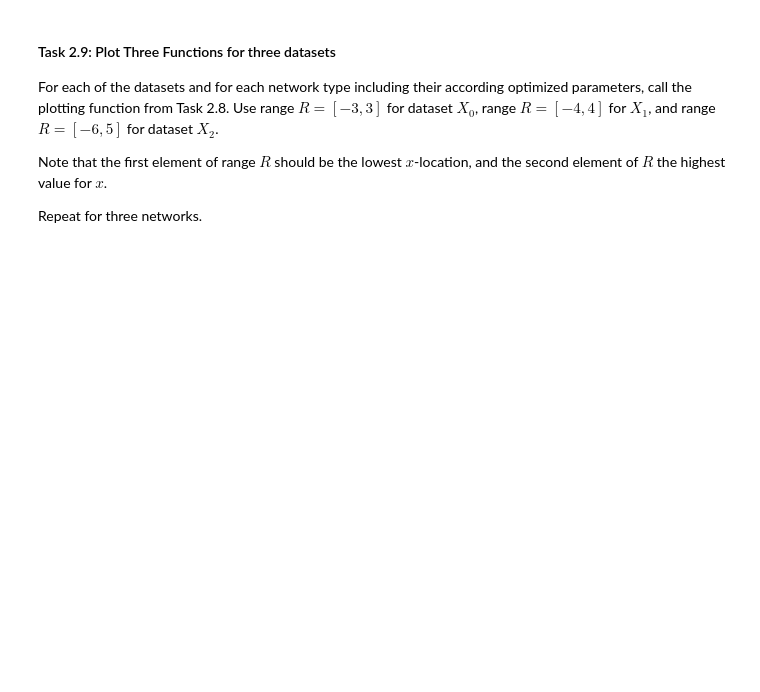
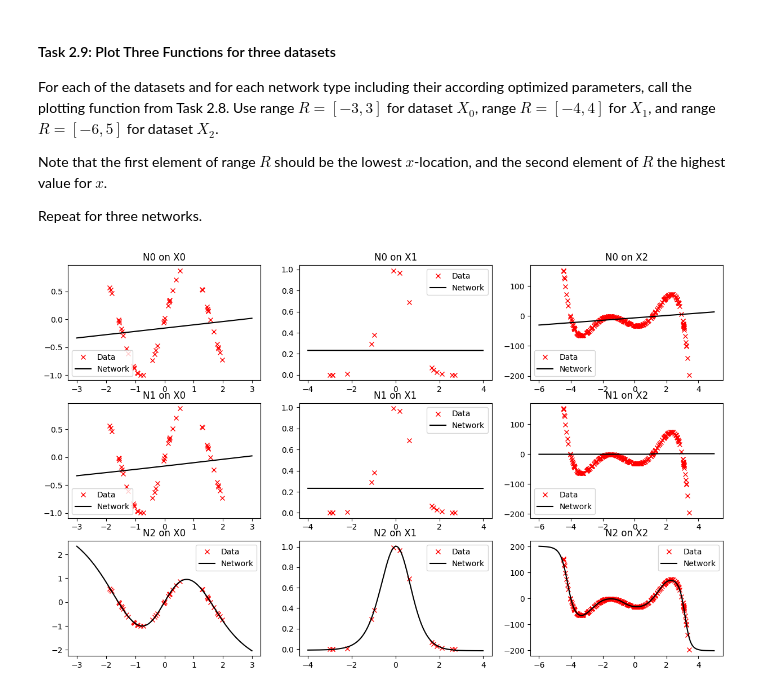
Before and after one commit to bendonick/deep-learn-asgs, a Jupyter notebook: DL-Assignment01.ipynb, the cells around one changed output. Saved outputs shown, nothing was run; the diff lists cells and outputs as text; code cells hidden in the pictures; blank space fills up the shorter version.

```diff
--- a/DL-Assignment01.ipynb
+++ b/DL-Assignment01.ipynb
@@ -517,3 +503,23 @@ Hints:
+# %%
+# Call gradient descent function using the datasets and initial weights that you created above
+# Choose appropriate learning rates for each function
+
+lambda_1 = 0.0001
+
+# N0
+W0_0, w2_0_0 = gradient_descent(X0, 0, Thetas_N0[0], eta=0.1,   lambda_=lambda_1)
+W0_1, w2_0_1 = gradient_descent(X1, 0, Thetas_N0[1], eta=0.1,   lambda_=lambda_1)
+W0_2, w2_0_2 = gradient_descent(X2, 0, Thetas_N0[2], eta=0.001,  lambda_=lambda_1)
+
+# N1
+W1_0, w2_1_0 = gradient_descent(X0, 1, Thetas_N1[0], eta=0.1,   lambda_=lambda_1)
+W1_1, w2_1_1 = gradient_descent(X1, 1, Thetas_N1[1], eta=0.1,   lambda_=lambda_1)
+W1_2, w2_1_2 = gradient_descent(X2, 1, Thetas_N1[2], eta=0.001,  lambda_=lambda_1)
+
+# N2
+W2_0, w2_2_0 = gradient_descent(X0, 2, Thetas_N2[0], eta=0.1,   lambda_=lambda_1)
+W2_1, w2_2_1 = gradient_descent(X1, 2, Thetas_N2[1], eta=0.1,   lambda_=lambda_1)
+W2_2, w2_2_2 = gradient_descent(X2, 2, Thetas_N2[2], eta=0.001,  lambda_=lambda_1)
 # %% [markdown]
 ### Data and Function Plotting
 
@@ -545,12 +551,12 @@ def plot(X, model_type, Theta, R):
         The optimized model parameters
     """
     # first, plot data samples
-    pyplot.plot(..., ..., "rx", label="Data")
+    pyplot.plot([x[1] for x, t in X], [t for x, t in X], "rx", label="Data")
 
     # define equidistant points from min (R[0]) to max (R[1]) to evaluate the network
-    x = ...
+    x = numpy.arange(R[0], R[1], 0.01)
     # compute the network outputs for these values
-    y = ...
+    y = [network(numpy.array([1, xi]), model_type, Theta)[0] for xi in x]
     # plot network approximation
     pyplot.plot(x, y, "k-", label="Network")
     pyplot.legend()
@@ -566,12 +572,24 @@ Repeat for three networks.
 # %%
 # create one large figure
 figure = pyplot.figure(figsize=(15,9))
 
 # iterate over the model types
 for model_type in range(3):
     # iterate over the datasets
     for i, X in enumerate([X0, X1, X2]):
         # activate correct plot
         pyplot.subplot(3, 3, 3*model_type+i+1)
         # call the plot function with the correct dataset with their ranges, and model type with their trained Theta parameters
-        ...
+        if model_type == 0:
+            Theta = [W0_0, W0_1, W0_2][i], [w2_0_0, w2_0_1, w2_0_2][i]
+        elif model_type == 1:
+            Theta = [W1_0, W1_1, W1_2][i], [w2_1_0, w2_1_1, w2_1_2][i]
+        elif model_type == 2:
+            Theta = [W2_0, W2_1, W2_2][i], [w2_2_0, w2_2_1, w2_2_2][i]
+
+        R = [[-3, 3], [-4, 4], [-6, 5]][i]
+
+        plot(X, model_type, Theta, R)
+        pyplot.title(f"N{model_type} on X{i}")
+# %% [output]
+[figure, added]
```
Also changed, not shown: parts of 4 cells of this notebook.
